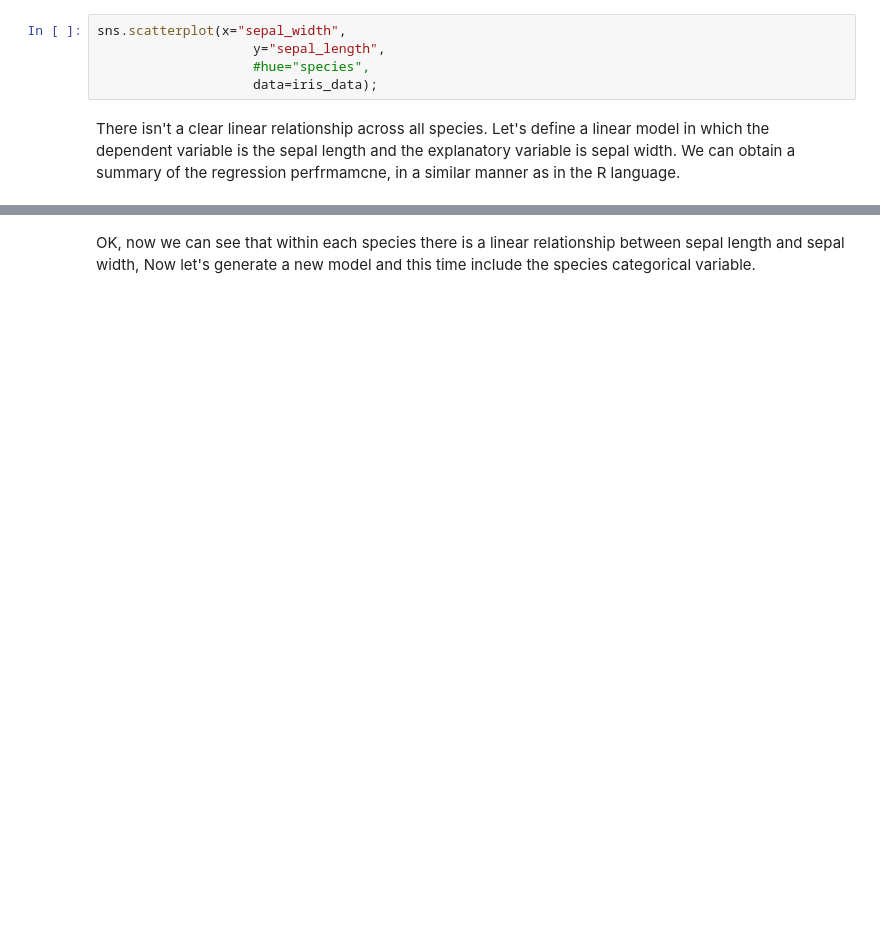
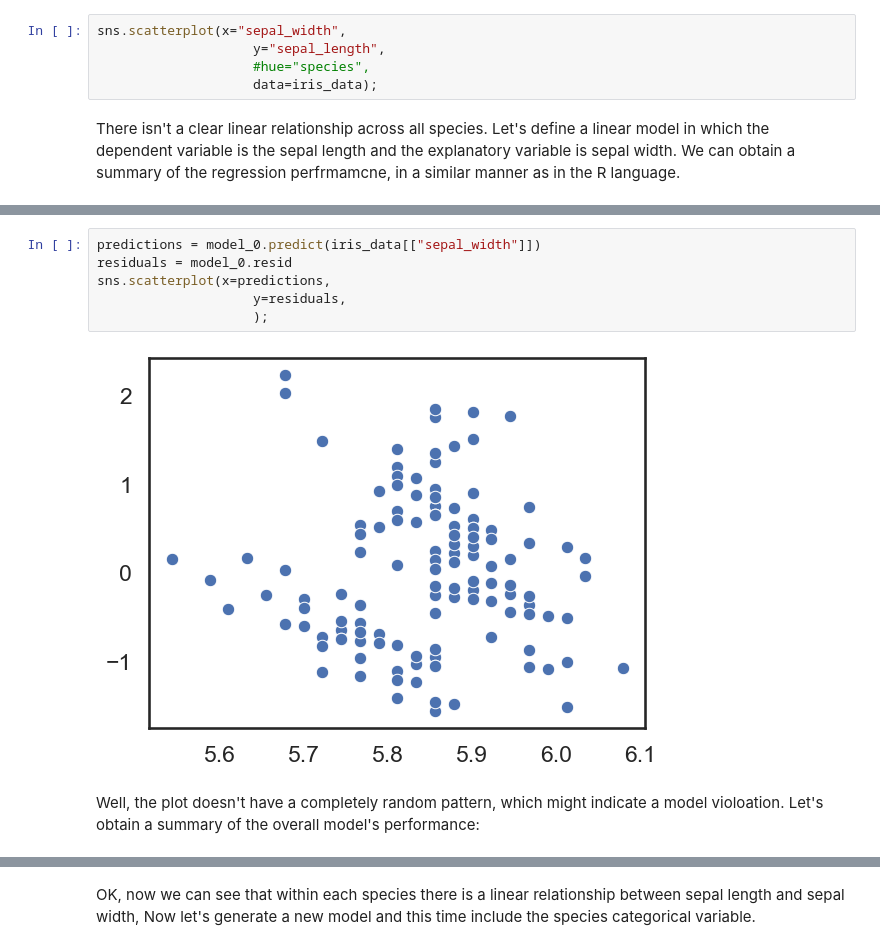
Before and after one commit to yoavram/PyDataSciBio, a Jupyter notebook: notebook_drafts/statistics_3.ipynb, the cells around one changed output, grey strips where cells are left out. Cells and saved outputs as stored; diff of their text form; blank space fills up the shorter version.

```diff
--- a/notebook_drafts/statistics_3.ipynb
+++ b/notebook_drafts/statistics_3.ipynb
@@ -297,0 +361,11 @@ Now let's visualize the relationhip between sepal width and sepal length within
+# %%
+predictions = model_0.predict(iris_data[["sepal_width"]])
+residuals = model_0.resid
+sns.scatterplot(x=predictions,
+                    y=residuals,
+                    );
+# %% [output]
+[figure, added]
+# %% [markdown]
+Well, the plot doesn't have a completely random pattern, which might indicate a model violoation.
+Let's obtain a summary of the overall model's performance:
```
Also changed, not shown: parts of 66 cells of this notebook.
